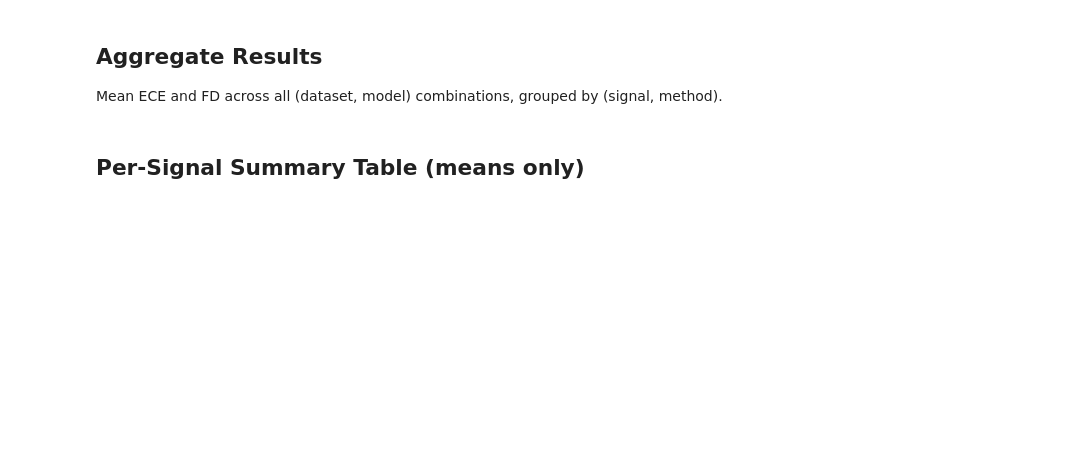
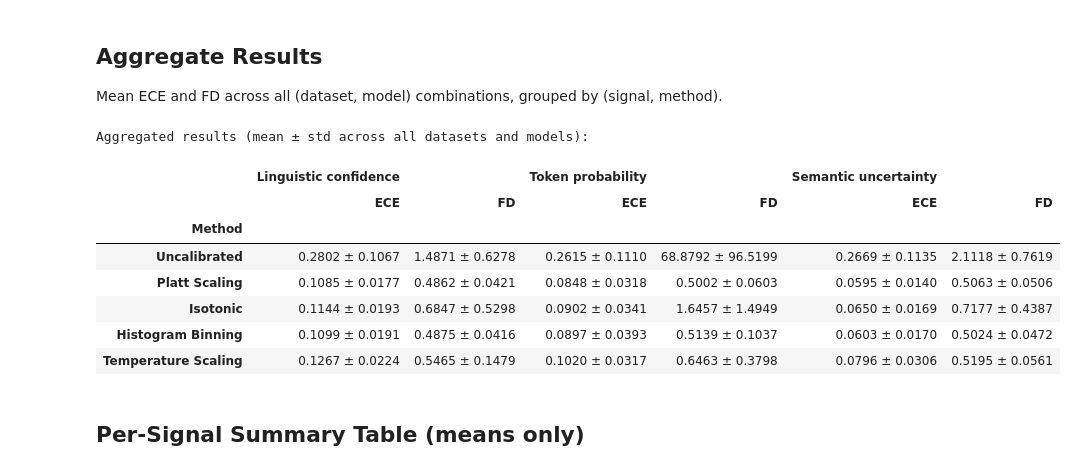
Before and after one commit to Ivan-Yeh/lm-confidence-evaluation-harness, a Jupyter notebook: paper_materials/tab_post_hoc_cal_map_ablation.ipynb, the cells around one changed output. Saved outputs shown, nothing was run; the diff lists cells and outputs as text; code cells hidden in the pictures; blank space fills up the shorter version.

```diff
--- a/paper_materials/tab_post_hoc_cal_map_ablation.ipynb
+++ b/paper_materials/tab_post_hoc_cal_map_ablation.ipynb
@@ -27,13 +27,17 @@ from calibration.utils import (
 # %%
 COMMON_DIR = '/hdd/ivny'
 DATASETS = ['mmlu', 'squadv2', 'truthful_qa']
-SIGNALS = {'lc': 'LC', 'tp': 'TP', 'su': 'SU'}
-METHODS = ['platt_uni', 'platt_bi', 'isotonic', 'hist_bin']
+SIGNALS = {
+    'lc': 'Linguistic confidence',
+    'tp': 'Token probability',
+    'su': 'Semantic uncertainty',
+}
+METHODS = ['platt_uni', 'isotonic', 'hist_bin', 'temperature_scaling']
 METHOD_LABELS = {
-    'platt_uni': 'Platt-Uni',
-    'platt_bi':  'Platt-Bi',
-    'isotonic':  'Isotonic',
-    'hist_bin':  'Hist-Bin',
+    'platt_uni':           'Platt Scaling',
+    'isotonic':            'Isotonic',
+    'hist_bin':            'Histogram Binning',
+    'temperature_scaling': 'Temperature Scaling',
 }
 DATASET_LABELS = {
     'mmlu': 'MMLU',
@@ -265,34 +287,44 @@ agg = (
     .groupby(['signal', 'method'], sort=False)[['ECE', 'FD']]
     .agg(['mean', 'std'])
     .round(4)
 )
 agg.columns = ['ECE_mean', 'ECE_std', 'FD_mean', 'FD_std']
 agg = agg.reset_index()
 
 # Pivot: rows = method, columns = (signal, metric)
 pivot_rows = []
 for method in METHOD_ORDER:
     row = {'Method': METHOD_LABELS.get(method, 'Uncalibrated')}
     for sig in SIGNAL_ORDER:
         sub = agg[(agg['signal'] == sig) & (agg['method'] == method)]
         if sub.empty:
             row[f'{SIGNALS[sig]}_ECE'] = '-'
             row[f'{SIGNALS[sig]}_FD']  = '-'
         else:
             ece_m = sub['ECE_mean'].values[0]
             ece_s = sub['ECE_std'].values[0]
             fd_m  = sub['FD_mean'].values[0]
             fd_s  = sub['FD_std'].values[0]
             row[f'{SIGNALS[sig]}_ECE'] = f'{ece_m:.4f} ± {ece_s:.4f}'
             row[f'{SIGNALS[sig]}_FD']  = f'{fd_m:.4f} ± {fd_s:.4f}'
     pivot_rows.append(row)
 
 pivot_df = pd.DataFrame(pivot_rows).set_index('Method')
 pivot_df.columns = pd.MultiIndex.from_tuples(
-    [(sig, metric) for sig in ['LC', 'TP', 'SU'] for metric in ['ECE', 'FD']]
+    [(SIGNALS[sig], metric) for sig in SIGNAL_ORDER for metric in ['ECE', 'FD']]
 )
 print('Aggregated results (mean ± std across all datasets and models):')
 pivot_df
+# %% [output]
+Aggregated results (mean ± std across all datasets and models):
+|  | Linguistic confidence |  | Token probability |  | Semantic uncertainty |  |
+|  | ECE | FD | ECE | FD | ECE | FD |
+| Method |  |  |  |  |  |  |
+| Uncalibrated | 0.2802 ± 0.1067 | 1.4871 ± 0.6278 | 0.2615 ± 0.1110 | 68.8792 ± 96.5199 | 0.2669 ± 0.1135 | 2.1118 ± 0.7619 |
+| Platt Scaling | 0.1085 ± 0.0177 | 0.4862 ± 0.0421 | 0.0848 ± 0.0318 | 0.5002 ± 0.0603 | 0.0595 ± 0.0140 | 0.5063 ± 0.0506 |
+| Isotonic | 0.1144 ± 0.0193 | 0.6847 ± 0.5298 | 0.0902 ± 0.0341 | 1.6457 ± 1.4949 | 0.0650 ± 0.0169 | 0.7177 ± 0.4387 |
+| Histogram Binning | 0.1099 ± 0.0191 | 0.4875 ± 0.0416 | 0.0897 ± 0.0393 | 0.5139 ± 0.1037 | 0.0603 ± 0.0170 | 0.5024 ± 0.0472 |
+| Temperature Scaling | 0.1267 ± 0.0224 | 0.5465 ± 0.1479 | 0.1020 ± 0.0317 | 0.6463 ± 0.3798 | 0.0796 ± 0.0306 | 0.5195 ± 0.0561 |
 # %% [markdown]
 ## Per-Signal Summary Table (means only)
 # %%
```
Also changed, not shown: parts of 5 cells of this notebook, 14 other files.
